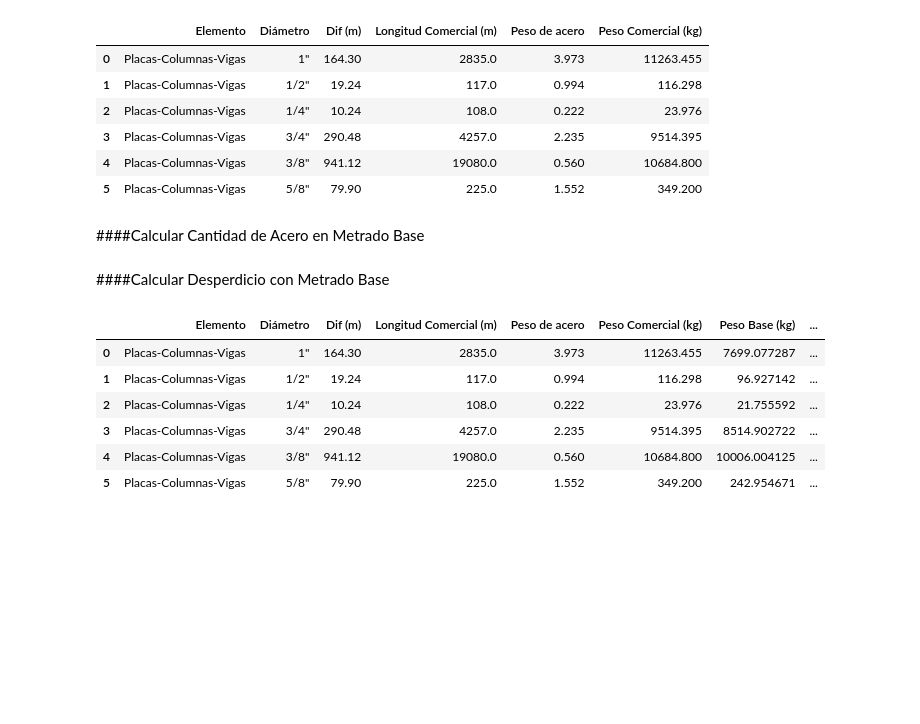
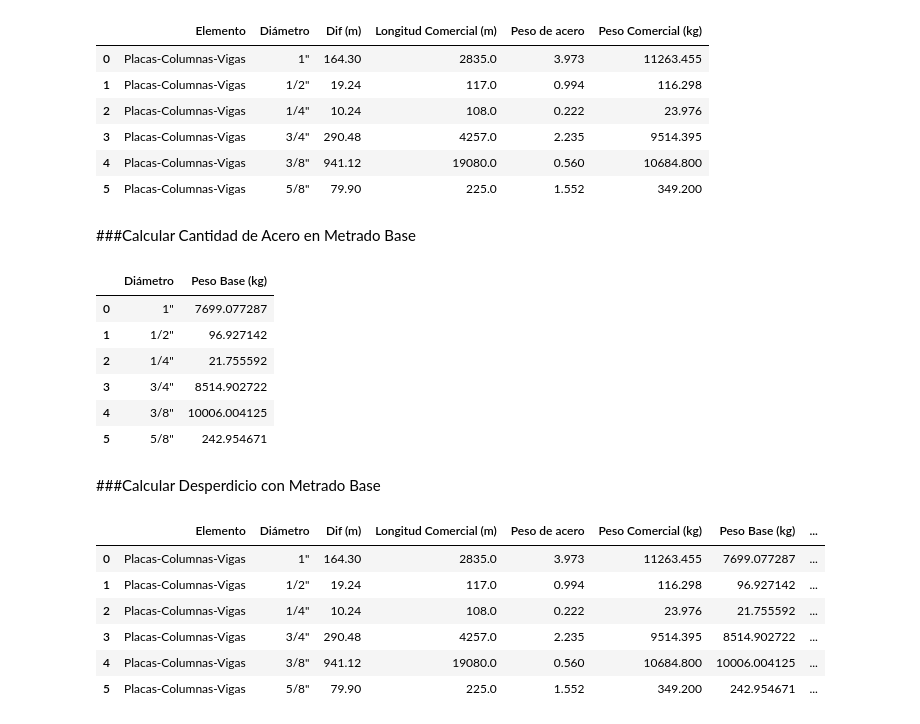
Before and after one commit to FabioTori/DesperdicioAcero, a Jupyter notebook: Desperdicio_Acero.ipynb, the cells around one changed output. Drawn from its saved outputs; the diff is of its cells as text; code cells hidden in the pictures; blank space fills up the shorter version.

```diff
--- a/Desperdicio_Acero.ipynb
+++ b/Desperdicio_Acero.ipynb
@@ -231,15 +223,25 @@ df_cal_grupo_desperdicio
 | 4 | Placas-Columnas-Vigas | 3/8" | 941.12 | 19080.0 | 0.560 | 10684.800 |
 | 5 | Placas-Columnas-Vigas | 5/8" | 79.90 | 225.0 | 1.552 | 349.200 |
 # %% [markdown]
-####Calcular Cantidad de Acero en Metrado Base
+###Calcular Cantidad de Acero en Metrado Base
 # %%
 # Agrupar df_base por Diámetro
 df_bas_grupo = df_bas.groupby(["Diámetro"]).agg({"Peso total (kg)": "sum"}).reset_index()
 
 # Cambiar nombre de columna Peso Total (kg)
 df_bas_grupo = df_bas_grupo.rename(columns={"Peso total (kg)": "Peso Base (kg)"})
+
+df_bas_grupo
+# %% [output]
+|  | Diámetro | Peso Base (kg) |
+| 0 | 1" | 7699.077287 |
+| 1 | 1/2" | 96.927142 |
+| 2 | 1/4" | 21.755592 |
+| 3 | 3/4" | 8514.902722 |
+| 4 | 3/8" | 10006.004125 |
+| 5 | 5/8" | 242.954671 |
 # %% [markdown]
-####Calcular Desperdicio con Metrado Base
+###Calcular Desperdicio con Metrado Base
 # %%
 # Combinar dataframe de cálculo con dataframe base
 df_desperdicio=pd.merge(df_cal_grupo_desperdicio,df_bas_grupo,on='Diámetro')
```
Also changed, not shown: parts of 11 cells of this notebook.
